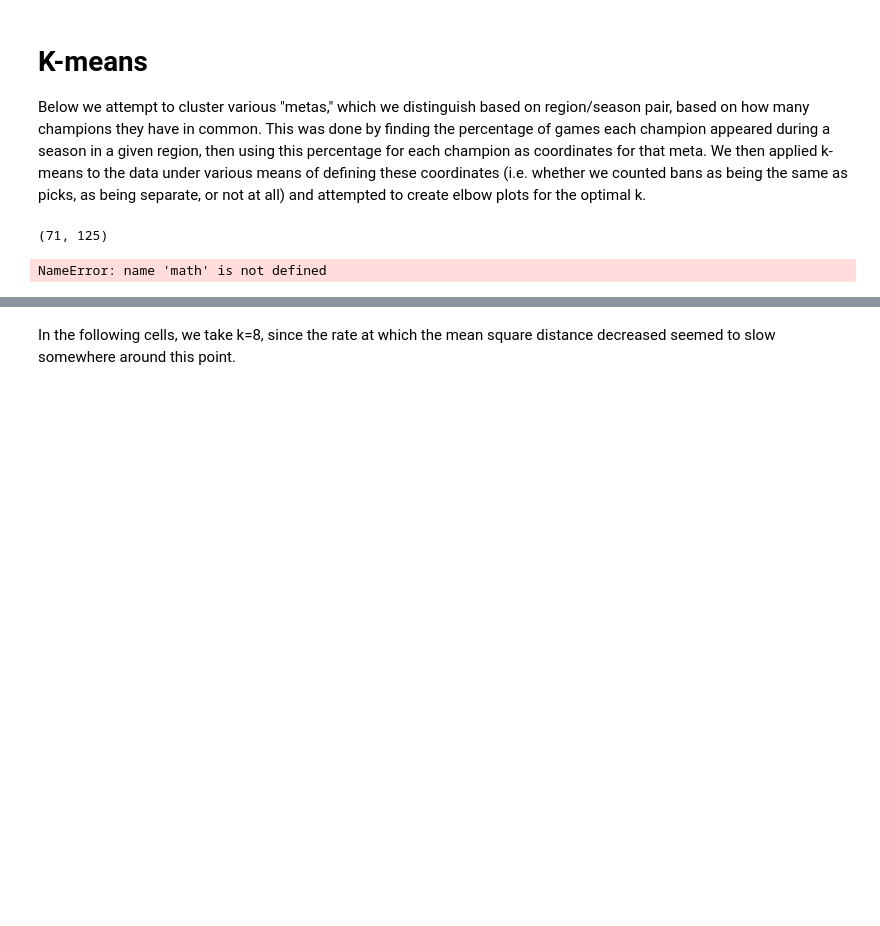
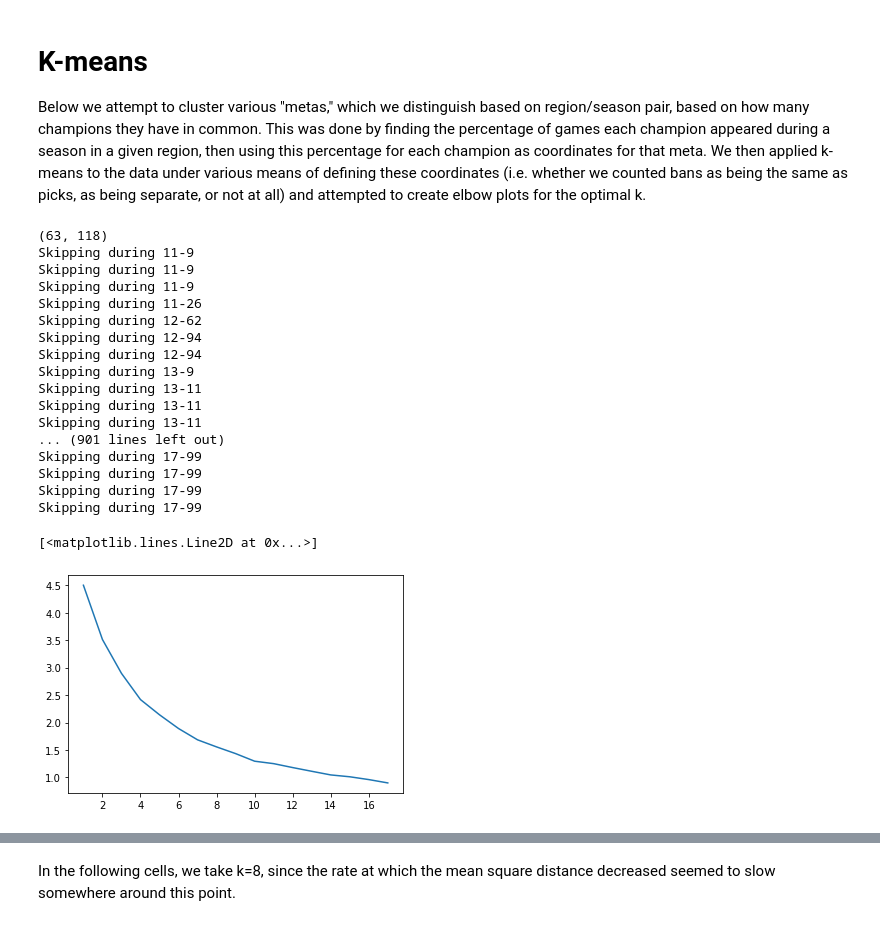
Before and after one commit to bjkim00/CSCI4022_Final_Project, a Jupyter notebook: Final Project.ipynb, the cells around one changed output, grey strips where cells are left out. Cells and saved outputs as stored; diff of their text form; code cells hidden in the pictures; blank space fills up the shorter version.

```diff
--- a/Final Project.ipynb
+++ b/Final Project.ipynb
@@ -197,7 +197,7 @@ def k_means(data, k, tol = 1e-6, max_iter = 1e8, verbose = False):
     dists = [None for _ in range(k)]
     clusters = np.array([-1 for _ in range(len(data))])
 
-    change = math.inf
+    change = 10000000
     num_iter = 0
     while change > tol and num_iter < max_iter:
         num_iter += 1
@@ -266,6 +266,7 @@ data.head()
 # %%
 positions = ['Top', 'Jungle', 'Middle', 'ADC', 'Support']
 
+data = data[data['Year'] != 2018] # exclude 2018 bc incomplete data
 all_regions = data['League'].unique()
 major_regions = ['EULCS', 'LCK', 'NALCS', 'WC'] # EULCS - Europe, LCK - Korea, NALCS - US/Canada, WC - World Championship; unfortunately, China not included in the dataset
 years = data['Year'].unique()
@@ -427,32 +428,51 @@ s = 0.10
 # %%
 # get counts, convert to data vectors to use for clustering
 game_counts, champ_counts, champ_pair_counts = get_counts(data_less, all_regions, s, 'presence')
 vecs, champ_list, regions = get_vecs(champ_counts, game_counts)
 print(vecs.shape)
 
 k_vals = list(range(1, 18))
 errs = [] # mean squared distance from centroid for each k (not technically an "error" but these are my variables and I name these what I want)
 n = 100 # number of times to run for each value of k
 
 for k in k_vals:
     err = []
     for j in range(n):
         centroids, clusters = None, None
         iters = 0
         while clusters is None:
             iters += 1
             centroids, clusters = k_means(vecs, k)
             if iters >= 10: # skip if cannot quickly find initial conditions that result in an empty cluster, bc I would like this to complete before I am dead
                 print('Skipping during ' + str(k) + '-' + str(j))
                 continue
         for i in range(len(clusters)): # add square distance from corresponding centroid for each data point
             err.append(np.linalg.norm(vecs[i, :] - centroids[clusters[i]])**2)
     errs.append(np.mean(err))
 
 plt.plot(k_vals, errs)
+plt.xtitle('k')
+plt.ytitle('Mean Square Distance')
 # %% [output]
-(71, 125)
+(63, 118)
+Skipping during 11-9
+Skipping during 11-9
+Skipping during 11-9
+Skipping during 11-26
+Skipping during 12-62
+Skipping during 12-94
+Skipping during 12-94
+Skipping during 13-9
+Skipping during 13-11
+Skipping during 13-11
+Skipping during 13-11
+... (901 lines left out)
+Skipping during 17-99
+Skipping during 17-99
+Skipping during 17-99
+Skipping during 17-99
-NameError: name 'math' is not defined
+[<matplotlib.lines.Line2D at 0x...>]
+[figure, added]
 # %%
 # pretend this cell has the same comments as previous one
 
```
Also changed, not shown: parts of 5 cells of this notebook.
